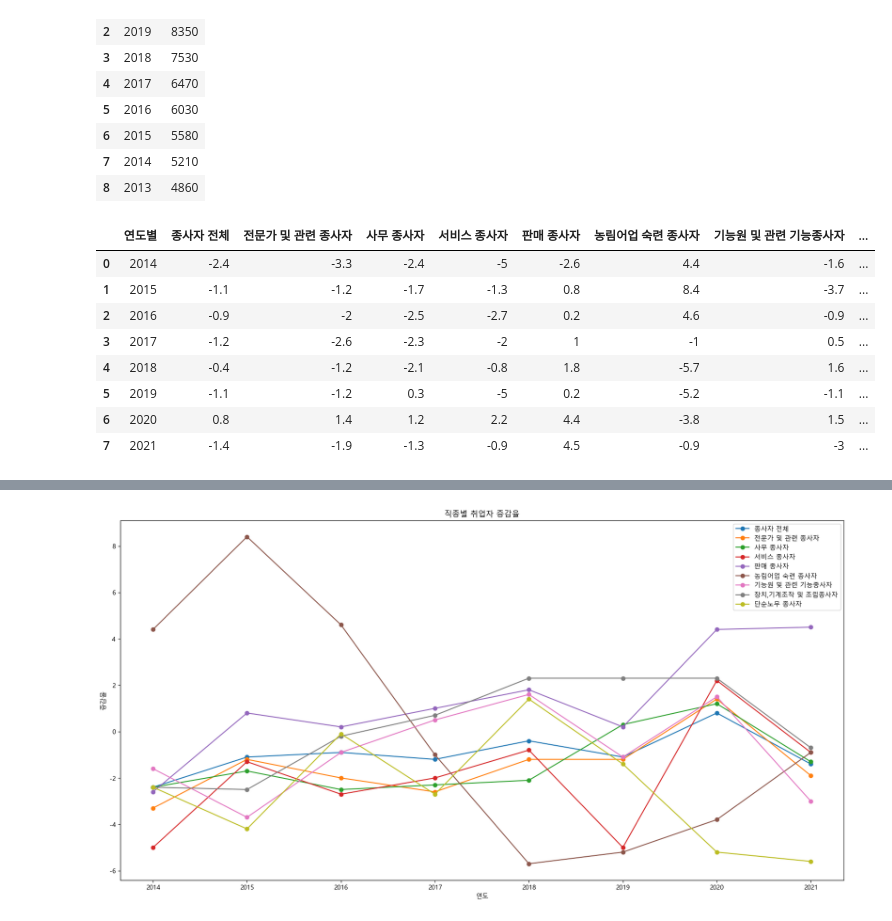
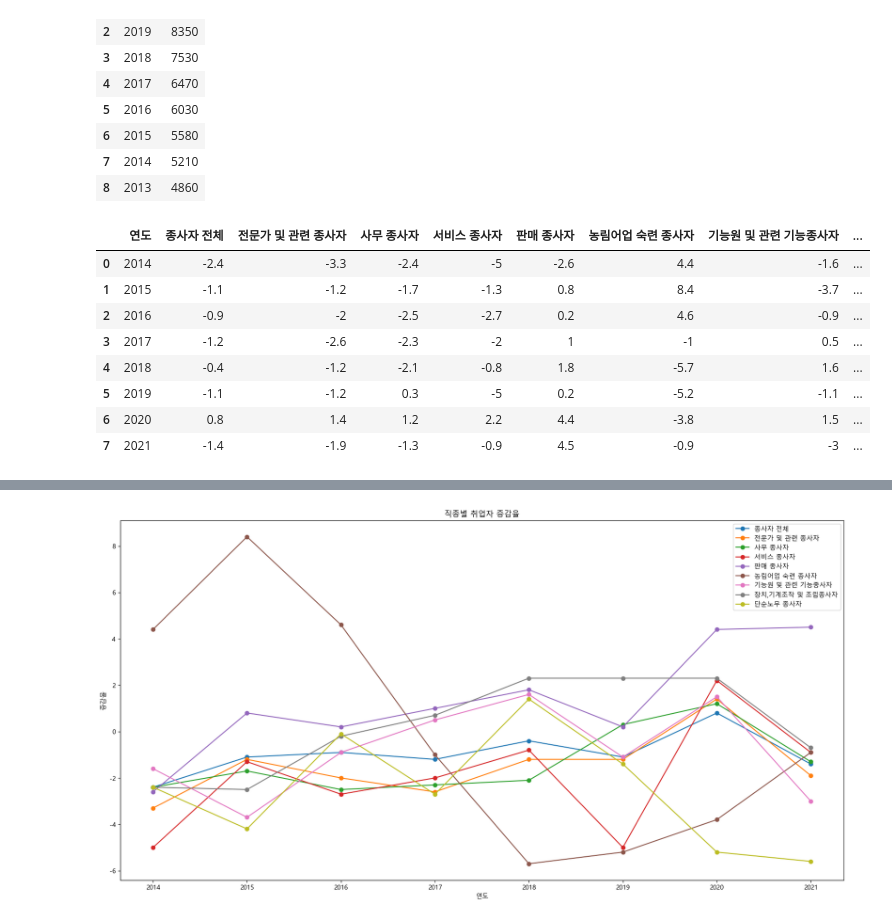
Before and after one commit to JBindio/MiniProject, a Jupyter notebook: Mini_Project_02_Minimum_Wage/project2(김동주)/취업자현황 증감율(전직종).ipynb, the cells around one changed output, grey strips where cells are left out. Drawn from its saved outputs; the diff is of its cells as text; code cells hidden in the pictures.

```diff
--- a/Mini_Project_02_Minimum_Wage/project2(김동주)/취업자현황 증감율(전직종).ipynb
+++ b/Mini_Project_02_Minimum_Wage/project2(김동주)/취업자현황 증감율(전직종).ipynb
@@ -112,10 +112,10 @@ data_min
 | 7 | 2014 | 5210 |
 | 8 | 2013 | 4860 |
 # %%
-data.columns = ['연도별','종사자 전체', '전문가 및 관련 종사자', '사무 종사자', '서비스 종사자', '판매 종사자', '농림어업 숙련 종사자', '기능원 및 관련 기능종사자', '장치,기계조작 및 조립종사자', '단순노무 종사자']
+data.columns = ['연도','종사자 전체', '전문가 및 관련 종사자', '사무 종사자', '서비스 종사자', '판매 종사자', '농림어업 숙련 종사자', '기능원 및 관련 기능종사자', '장치,기계조작 및 조립종사자', '단순노무 종사자']
 data
 # %% [output]
-|  | 연도별 | 종사자 전체 | 전문가 및 관련 종사자 | 사무 종사자 | 서비스 종사자 | 판매 종사자 | 농림어업 숙련 종사자 | 기능원 및 관련 기능종사자 | ... |
+|  | 연도 | 종사자 전체 | 전문가 및 관련 종사자 | 사무 종사자 | 서비스 종사자 | 판매 종사자 | 농림어업 숙련 종사자 | 기능원 및 관련 기능종사자 | ... |
 | 0 | 2014 | -2.4 | -3.3 | -2.4 | -5 | -2.6 | 4.4 | -1.6 | ... |
 | 1 | 2015 | -1.1 | -1.2 | -1.7 | -1.3 | 0.8 | 8.4 | -3.7 | ... |
 | 2 | 2016 | -0.9 | -2 | -2.5 | -2.7 | 0.2 | 4.6 | -0.9 | ... |
```
Also changed, not shown: parts of 3 cells of this notebook, 7 other files.
